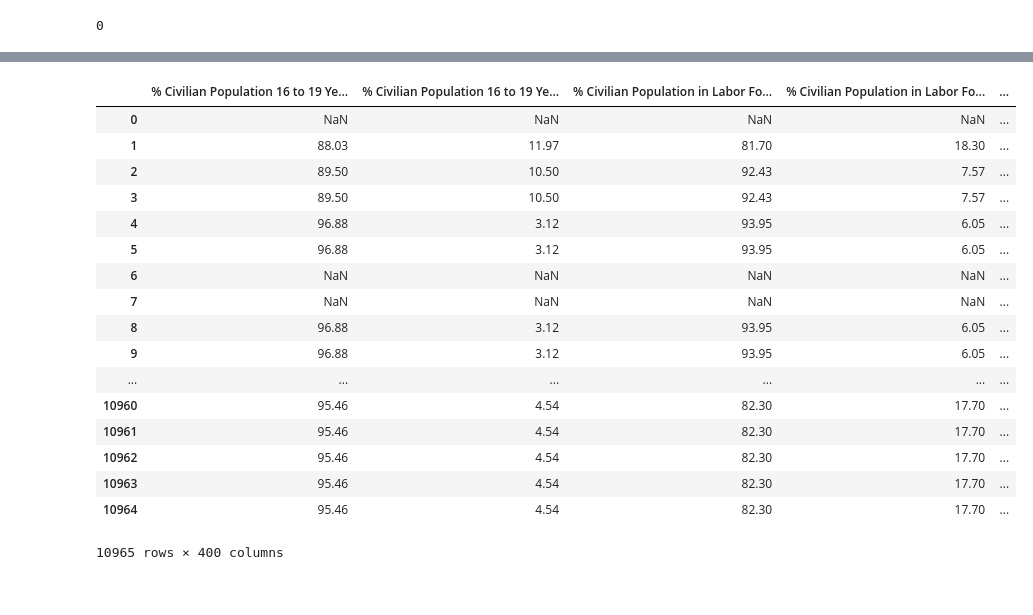
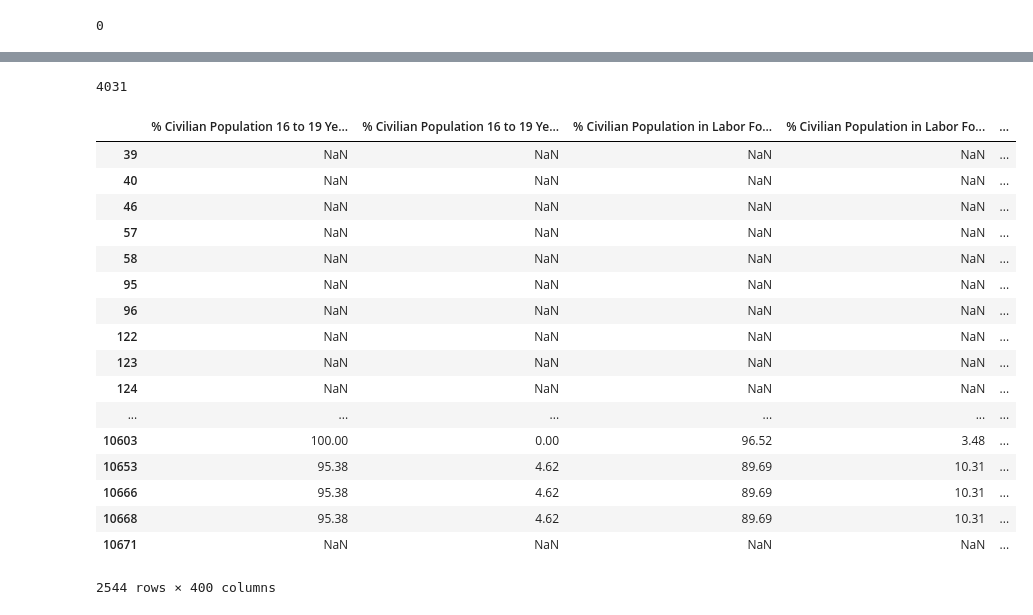
Before and after one commit to comp-strat/text_analysis, a Jupyter notebook: scripts/Combine_Final_df.ipynb, the cells around one changed output, grey strips where cells are left out. Cells and saved outputs as stored; diff of their text form; code cells hidden in the pictures.

Commit message:
check cmo webtext progress

```diff
--- a/scripts/Combine_Final_df.ipynb
+++ b/scripts/Combine_Final_df.ipynb
@@ -759,23 +812,28 @@ parsed_df.to_csv(folder_prefix+"nowdata/parsing/overlaps_removed_df.csv" , mode=
+# %%
+len(t)
+# %% [output]
+4031
 # %%
 the_parsed = pd.read_csv(folder_prefix + "nowdata/parsing/overlaps_removed_df.csv", sep="\t", low_memory=False, encoding="utf-8")
 # %%
-the_parsed.sort_index(axis=1) #how to get alphabetically
+the_parsed[the_parsed['CMO_WEBTEXT'].notnull()]['CMO_WEBTEXT']
+#.sort_index(axis=1) #how to get alphabetically
 # %% [output]
 |  | % Civilian Population 16 to 19 Ye... | % Civilian Population 16 to 19 Ye... | % Civilian Population in Labor Fo... | % Civilian Population in Labor Fo... | ... |
-| 0 | NaN | NaN | NaN | NaN | ... |
-| 1 | 88.03 | 11.97 | 81.70 | 18.30 | ... |
-| 2 | 89.50 | 10.50 | 92.43 | 7.57 | ... |
-| 3 | 89.50 | 10.50 | 92.43 | 7.57 | ... |
-| 4 | 96.88 | 3.12 | 93.95 | 6.05 | ... |
-| 5 | 96.88 | 3.12 | 93.95 | 6.05 | ... |
-| 6 | NaN | NaN | NaN | NaN | ... |
-| 7 | NaN | NaN | NaN | NaN | ... |
-| 8 | 96.88 | 3.12 | 93.95 | 6.05 | ... |
-| 9 | 96.88 | 3.12 | 93.95 | 6.05 | ... |
+| 39 | NaN | NaN | NaN | NaN | ... |
+| 40 | NaN | NaN | NaN | NaN | ... |
+| 46 | NaN | NaN | NaN | NaN | ... |
+| 57 | NaN | NaN | NaN | NaN | ... |
+| 58 | NaN | NaN | NaN | NaN | ... |
+| 95 | NaN | NaN | NaN | NaN | ... |
+| 96 | NaN | NaN | NaN | NaN | ... |
+| 122 | NaN | NaN | NaN | NaN | ... |
+| 123 | NaN | NaN | NaN | NaN | ... |
+| 124 | NaN | NaN | NaN | NaN | ... |
 | ... | ... | ... | ... | ... | ... |
-| 10960 | 95.46 | 4.54 | 82.30 | 17.70 | ... |
-| 10961 | 95.46 | 4.54 | 82.30 | 17.70 | ... |
-| 10962 | 95.46 | 4.54 | 82.30 | 17.70 | ... |
-| 10963 | 95.46 | 4.54 | 82.30 | 17.70 | ... |
-| 10964 | 95.46 | 4.54 | 82.30 | 17.70 | ... |
+| 10603 | 100.00 | 0.00 | 96.52 | 3.48 | ... |
+| 10653 | 95.38 | 4.62 | 89.69 | 10.31 | ... |
+| 10666 | 95.38 | 4.62 | 89.69 | 10.31 | ... |
+| 10668 | 95.38 | 4.62 | 89.69 | 10.31 | ... |
+| 10671 | NaN | NaN | NaN | NaN | ... |
-10965 rows × 400 columns
+2544 rows × 400 columns
```
Also changed, not shown: parts of 18 cells of this notebook.
